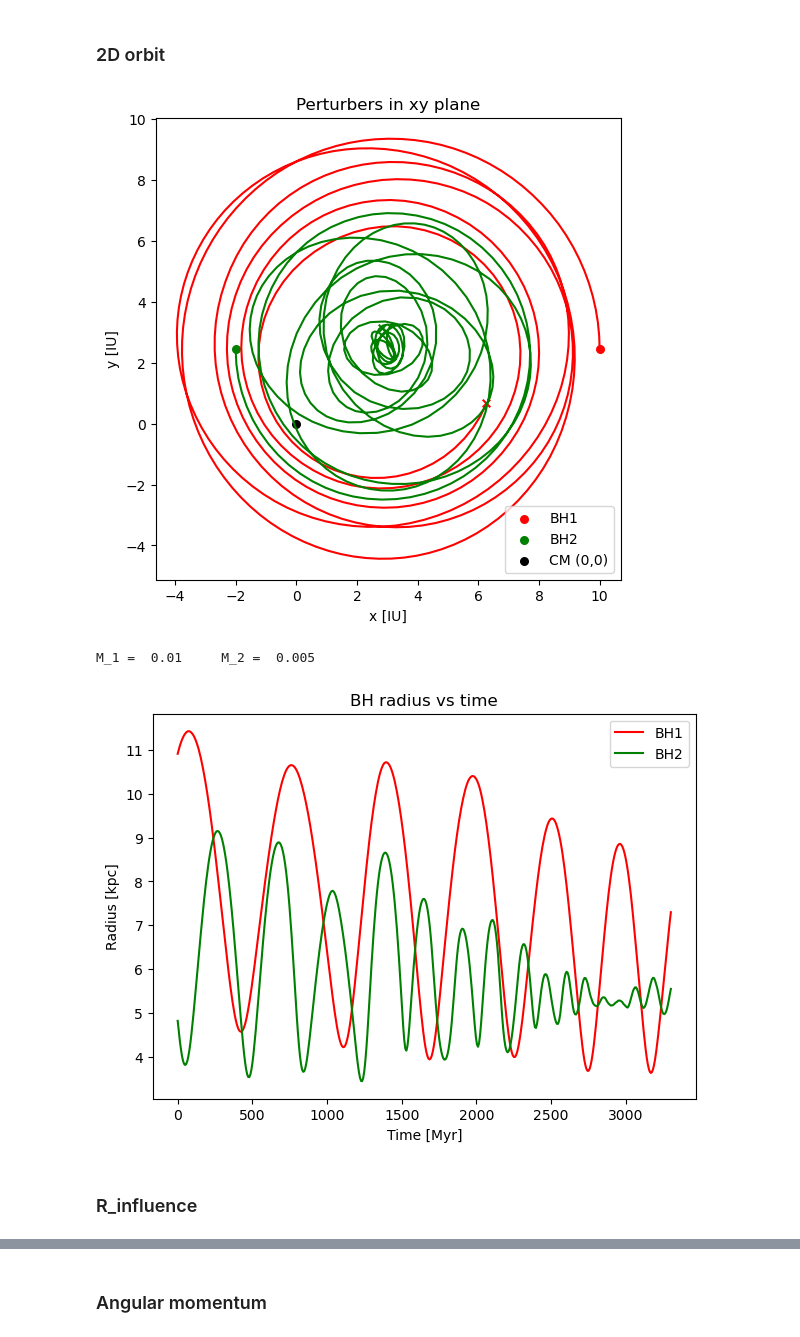
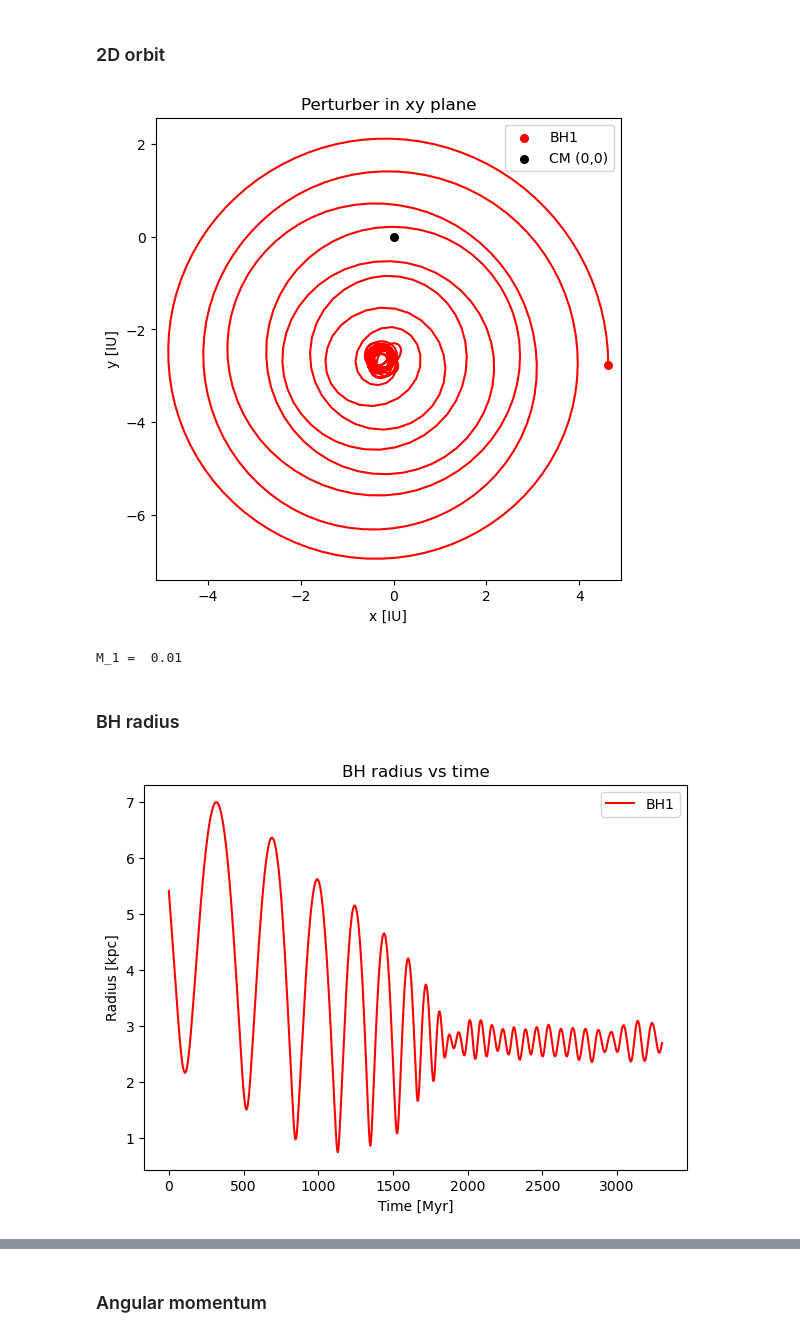
Before and after one commit to lisam10/stellar_systems_dynamics2024, a Jupyter notebook: final_exercise/Plotter.ipynb, the cells around one changed output, grey strips where cells are left out. Drawn from its saved outputs; the diff is of its cells as text; code cells hidden in the pictures.

Commit message:
started runs with 1 perturber

```diff
--- a/final_exercise/Plotter.ipynb
+++ b/final_exercise/Plotter.ipynb
@@ -5,7 +5,7 @@ from astropy import constants as const
 from tqdm import tqdm
 # %%
 two_dim = False
-inputname = 'runs/9_9/H_input_2025-09-09_16-19-01.txt'
+inputname = 'runs/10_9/H_input_2025-09-10_15-18-39.txt'
 outputname=inputname.replace('input', 'output')
 logname=inputname.replace('input', 'log')
 orbit_plot = True
@@ -508,31 +400,27 @@ plt.show()
 # %%
 #coordinate dei due BH
 x1, y1 = pos_BH_1[:, 0], pos_BH_1[:, 1]
-x2, y2 = pos_BH_2[:, 0], pos_BH_2[:, 1]
 
 plt.figure(figsize=(6,6))
 
 #BH1
 plt.plot(x1, y1, color="red")
 plt.scatter([x1[0]], [y1[0]], color="red", s=30, marker="o", label="BH1")
 plt.scatter([x1[-1]], [y1[-1]], color="red", s=30, marker="x")
 
-#BH2
-plt.plot(x2, y2, color="green")
-plt.scatter([x2[0]], [y2[0]], color="green", s=30, marker="o", label="BH2")
-plt.scatter([x2[-1]], [y2[-1]], color="green", s=30, marker="x")
-
 plt.plot(r_CM_new[:,0], r_CM_new[:,1], 'k--', lw=1)
 plt.scatter([0], [0], c='black', marker='o', s=30, label="CM (0,0)")
 
 plt.xlabel("x [IU]")
 plt.ylabel("y [IU]")
-plt.title("Perturbers in xy plane")
+plt.title("Perturber in xy plane")
 plt.legend()
-plt.axis("equal")  #per avere scale uguali su x e y
+plt.axis("equal")
 plt.show()
 
-print('M_1 = ', mass[0], '\tM_2 = ', mass[1])
+print('M_1 = ', mass[0])
 # %% [output]
-[figure, old version]
+[figure, new version]
-M_1 =  0.01     M_2 =  0.005
+M_1 =  0.01
+# %% [markdown]
+### BH radius
@@ -539,13 +429,10 @@ M_1 =  0.01     M_2 =  0.005
 # %%
 plt.figure(figsize=(7,5))
 plt.plot(time_Myr, radius[0], label="BH1", color='red')
-plt.plot(time_Myr, radius[1], label="BH2", color='green')
 plt.xlabel("Time [Myr]")
 plt.ylabel("Radius [kpc]")  # 1 IU = 1 kpc
 plt.title("BH radius vs time")
 plt.legend()
 plt.show()
 # %% [output]
-[figure, old version]
+[figure, new version]
-# %% [markdown]
-### R_influence
```
Also changed, not shown: parts of 37 cells of this notebook, 2 other files.
